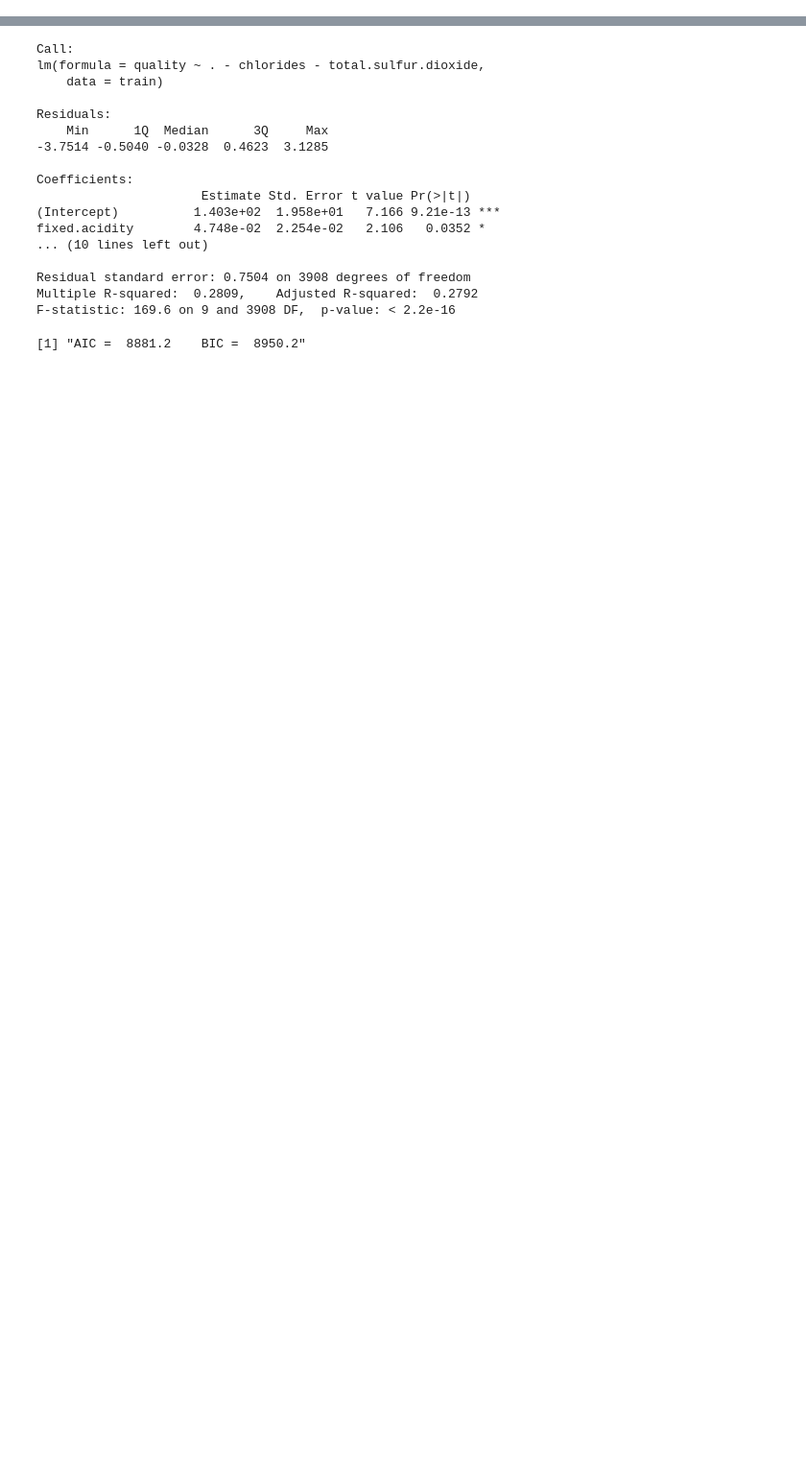
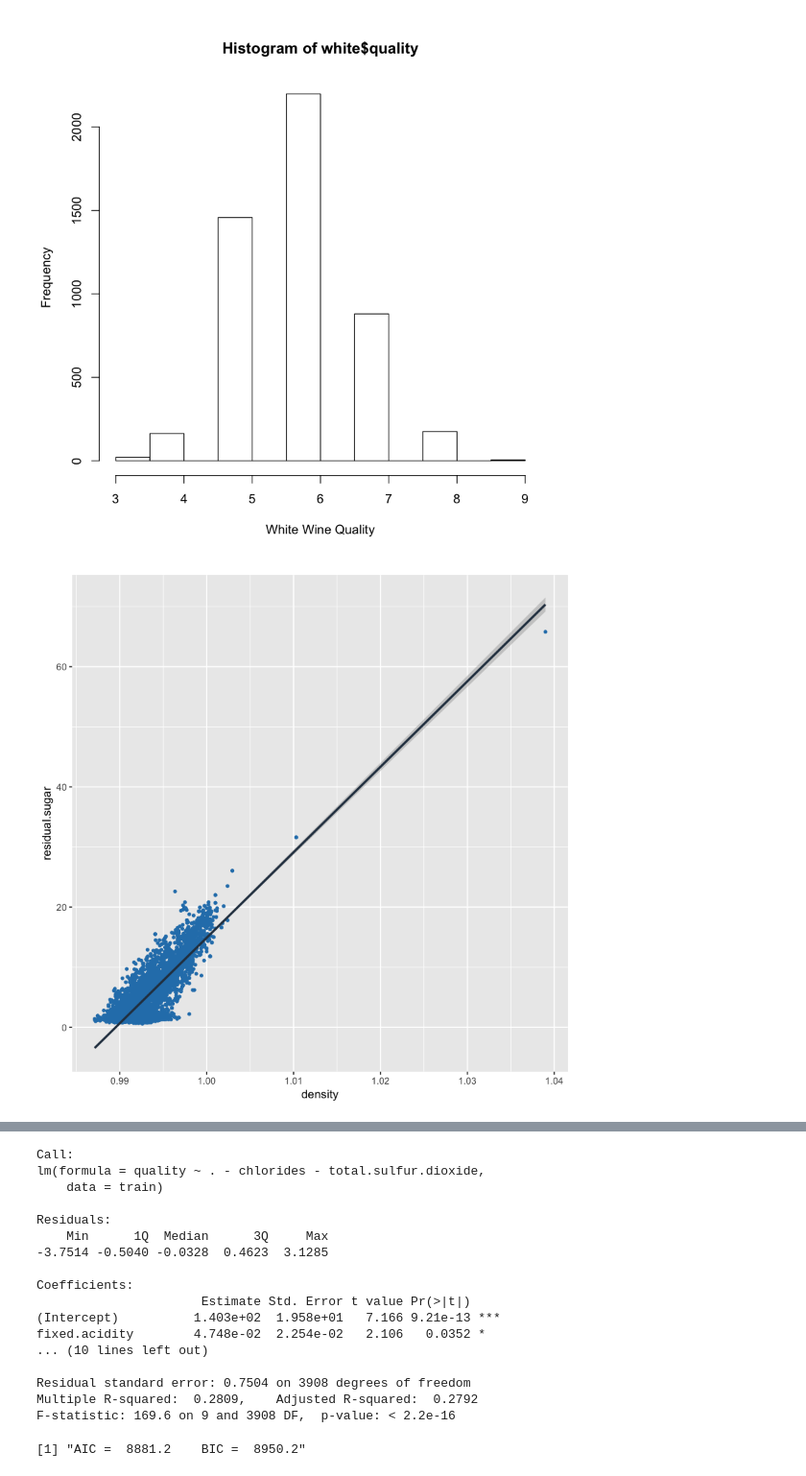
Before and after one commit to spatankar276/Project-Buzz, a Jupyter notebook: 7406-Project-Buzz.ipynb, the cells around one changed output, grey strips where cells are left out. Shown at 96% size. Saved outputs shown, nothing was run; the diff lists cells and outputs as text; code cells hidden in the pictures; blank space fills up the shorter version.

```diff
--- a/7406-Project-Buzz.ipynb
+++ b/7406-Project-Buzz.ipynb
@@ -77,0 +111,31 @@ head(white)
+# %%
+# Graphical Depiction
+
+hist(white$quality, breaks = 11, xlab = "White Wine Quality")
+
+ggplot(white, aes(x=density, y=residual.sugar)) + geom_point(color='#2980B9', size = 1) +
+  geom_smooth(method=lm, color='#2C3E50')
+
+ggplot(white, aes(x=alcohol, y=density)) + geom_point(color='#2980B9', size = 1) +
+  geom_smooth(method=lm, color='#2C3E50')
+
+ggplot(white, aes(x=density, y=quality)) + geom_point(color='#2980B9', size = 1) +
+  geom_smooth(method=lm, color='#2C3E50')
+
+ggplot(white, aes(x=pH, y=fixed.acidity)) + geom_point(color='#2980B9', size = 1) +
+  geom_smooth(method=lm, color='#2C3E50')
+
+ggplot(white, aes(x=residual.sugar, y=alcohol)) + geom_point(color='#2980B9', size = 1) +
+  geom_smooth(method=lm, color='#2C3E50')
+
+ggplot(white, aes(x=alcohol, y=total.sulfur.dioxide)) + geom_point(color='#2980B9', size = 1) +
+  geom_smooth(method=lm, color='#2C3E50')
+
+#ggplot(white, aes(x=free.sulfur.dioxide, y=quality)) + geom_point(color='#2980B9', size = 1) +
+#  geom_smooth(method=lm, color='#2C3E50')
+
+ggplot(white, aes(x=free.sulfur.dioxide, y=total.sulfur.dioxide)) + geom_point(color='#2980B9', size = 1) +
+  geom_smooth(method=lm, color='#2C3E50')
+# %% [output]
+[figure, added]
+[figure, added]
```
Also changed, not shown: parts of 10 cells of this notebook.
